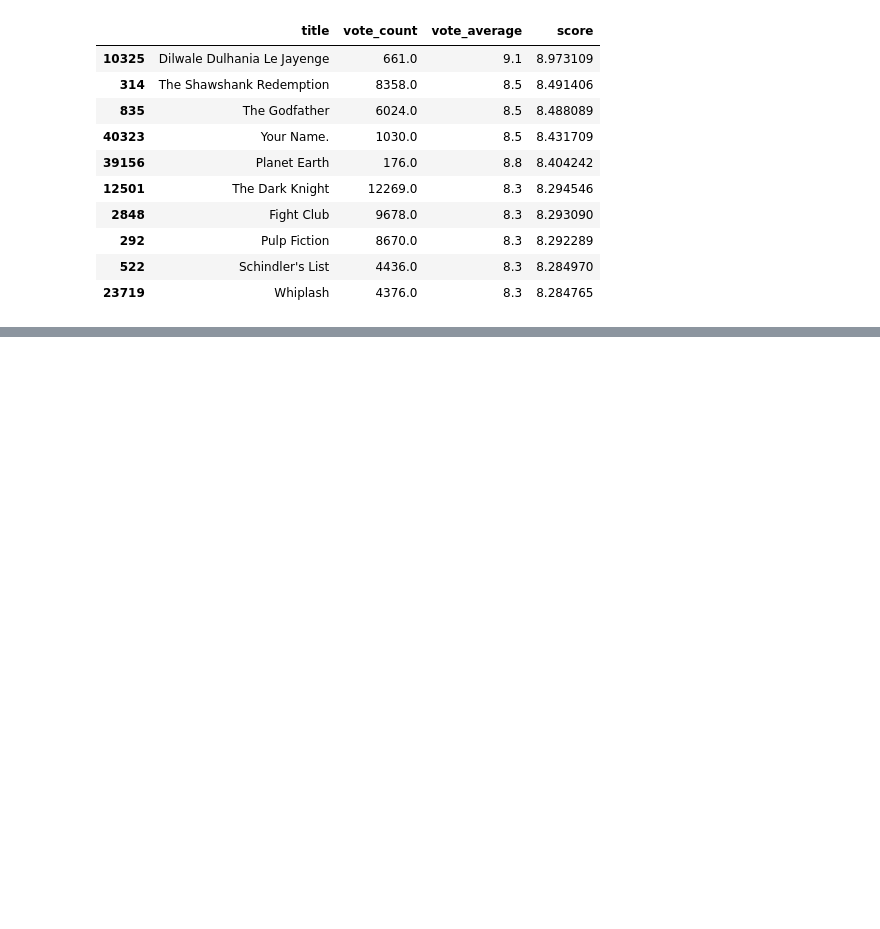
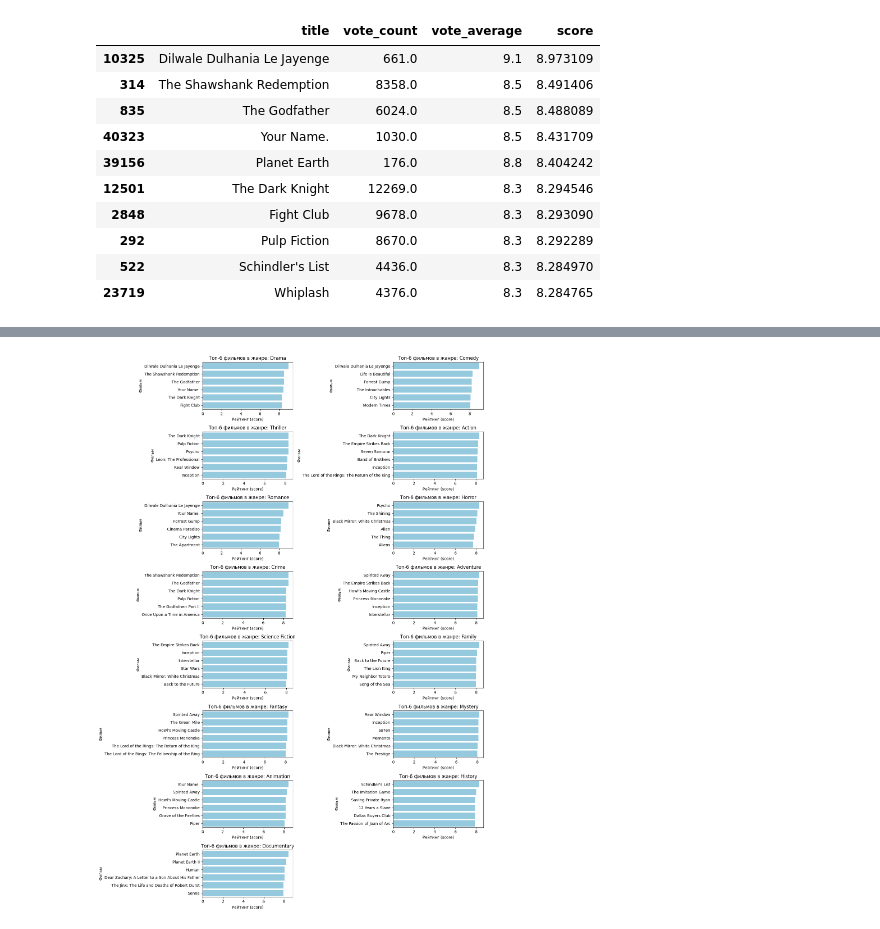
Before and after one commit to Maximiliano-16/MovieRecomendSystem, a Jupyter notebook: MovieRecommend.ipynb, the cells around one changed output, grey strips where cells are left out. Saved outputs shown, nothing was run; the diff lists cells and outputs as text; code cells hidden in the pictures; blank space fills up the shorter version.

```diff
--- a/MovieRecommend.ipynb
+++ b/MovieRecommend.ipynb
@@ -185,0 +237,24 @@ q_movies[['title', 'vote_count', 'vote_average', 'score']].head(10)
+# %%
+# Теперь выберем топ-15 жанров
+top_15_genres = genre_counts.index[:15]
+
+# Для каждого жанра выберем 6 лучших фильмов по колонке 'final_score'
+top_movies_by_genre = {}
+
+for genre in top_15_genres:
+    genre_movies = q_movies_copy[q_movies_copy['genre_names'].apply(lambda x: genre in x)]
+    top_movies_by_genre[genre] = genre_movies.nlargest(6, 'score')[['title', 'score']]
+# %%
+# Визуализация: группируем барплоты с топ-10 фильмов по каждому из популярных жанров
+plt.figure(figsize=(14, 20))
+for i, genre in enumerate(top_15_genres, 1):
+    plt.subplot(8, 2, i)
+    sns.barplot(x='score', y='title', data=top_movies_by_genre[genre], color='skyblue')
+    plt.title(f"Топ-6 фильмов в жанре: {genre}")
+    plt.xlabel("Рейтинг (score)")
+    plt.ylabel("Фильм")
+    plt.tight_layout()
+
+plt.show()
+# %% [output]
+[figure, added]
```
Also changed, not shown: parts of 6 cells of this notebook.
